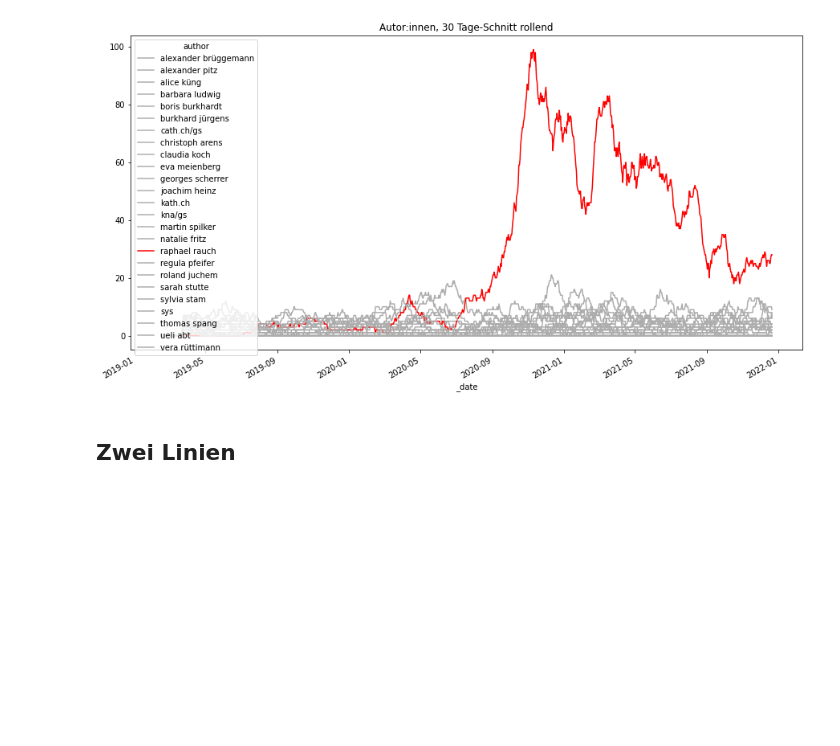
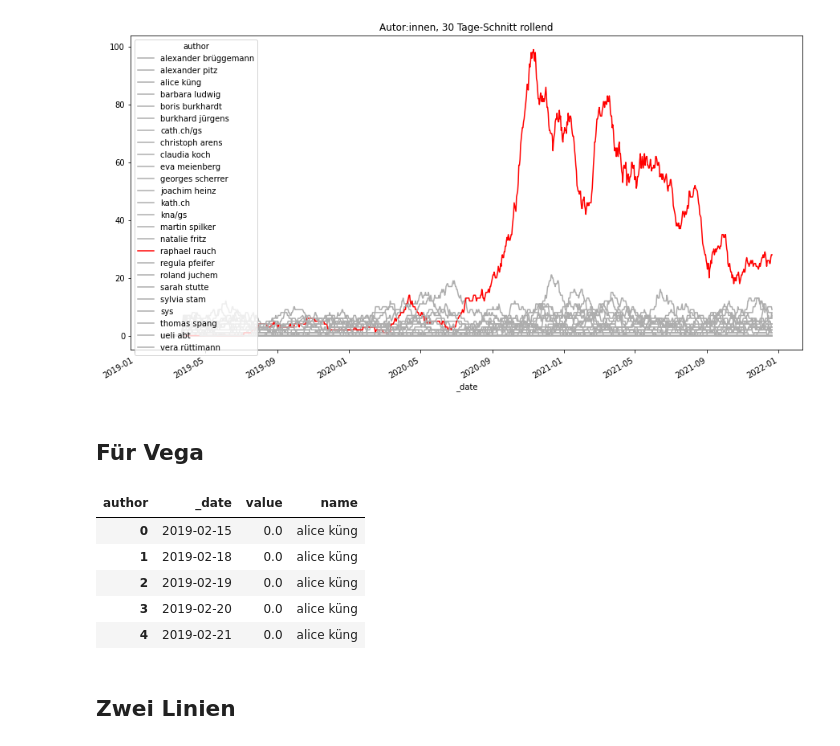
Before and after one commit to simonhuwiler/kathch, a Jupyter notebook: src/3_analyse.ipynb, the cells around one changed output. Cells and saved outputs as stored; diff of their text form; code cells hidden in the pictures; blank space fills up the shorter version.

```diff
--- a/src/3_analyse.ipynb
+++ b/src/3_analyse.ipynb
@@ -140,3 +140,5 @@ plot = gr.plot(color=colors,  title='Autor:innen, 30 Tage-Schnitt rollend', figs
 #plot.get_figure().savefig('../export/autoren.png')
 # %% [output]
 [figure]
+# %% [markdown]
+## Für Vega
@@ -142,0 +192,9 @@ plot = gr.plot(color=colors,  title='Autor:innen, 30 Tage-Schnitt rollend', figs
+# %%
+dfs[0].head()
+# %% [output]
+| author | _date | value | name |
+| 0 | 2019-02-15 | 0.0 | alice küng |
+| 1 | 2019-02-18 | 0.0 | alice küng |
+| 2 | 2019-02-19 | 0.0 | alice küng |
+| 3 | 2019-02-20 | 0.0 | alice küng |
+| 4 | 2019-02-21 | 0.0 | alice küng |
```
Also changed, not shown: parts of 2 cells of this notebook.
